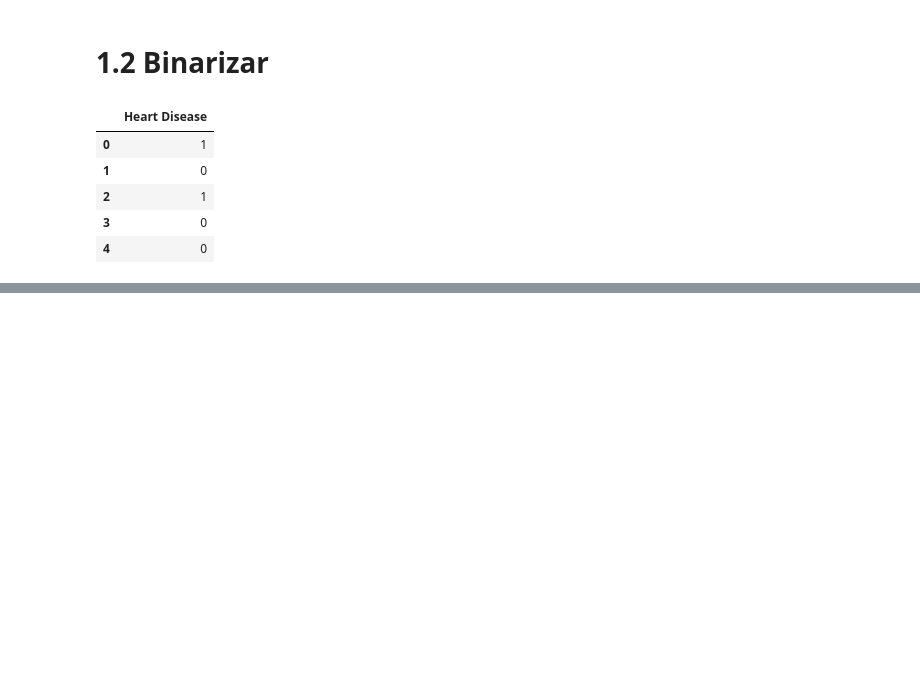
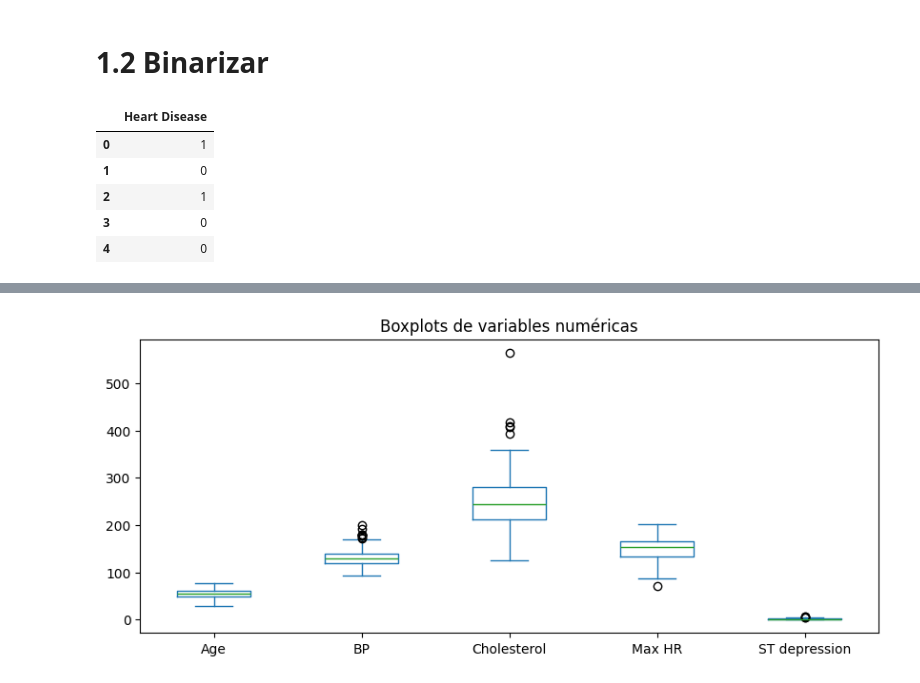
Before and after one commit to t0masespitia/Heart-Disease-Risk-Prediction-Logistic-Regression-Homework---Tomas-Espitia, a Jupyter notebook: heart_disease_lr_analysis.ipynb, the cells around one changed output, grey strips where cells are left out. Cells and saved outputs as stored; diff of their text form; code cells hidden in the pictures; blank space fills up the shorter version.

```diff
--- a/heart_disease_lr_analysis.ipynb
+++ b/heart_disease_lr_analysis.ipynb
@@ -110,0 +115,8 @@ df[["Heart Disease"]].head()
+# %%
+cols_box = ["Age", "BP", "Cholesterol", "Max HR", "ST depression"]
+
+df[cols_box].plot(kind="box", figsize=(10,4))
+plt.title("Boxplots de variables numéricas")
+plt.show()
+# %% [output]
+[figure, added]
```
Also changed, not shown: parts of 17 cells of this notebook.
